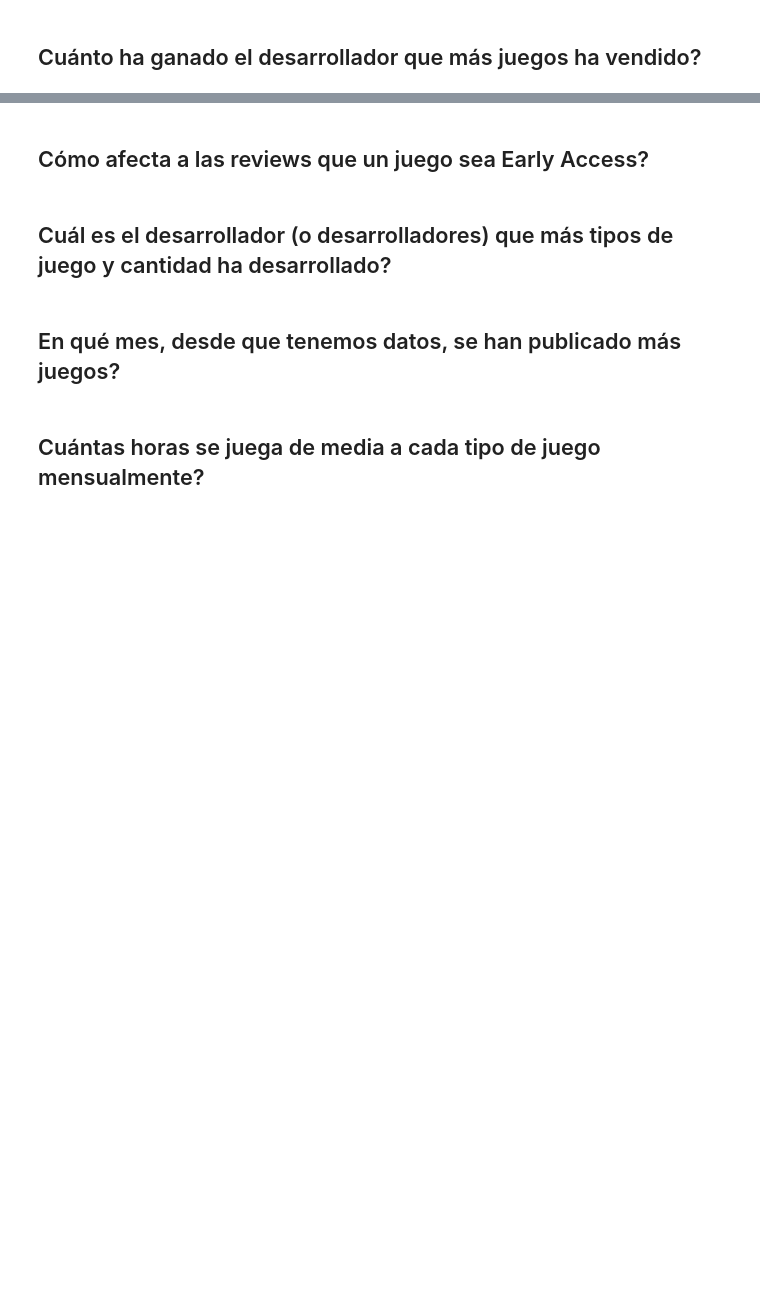
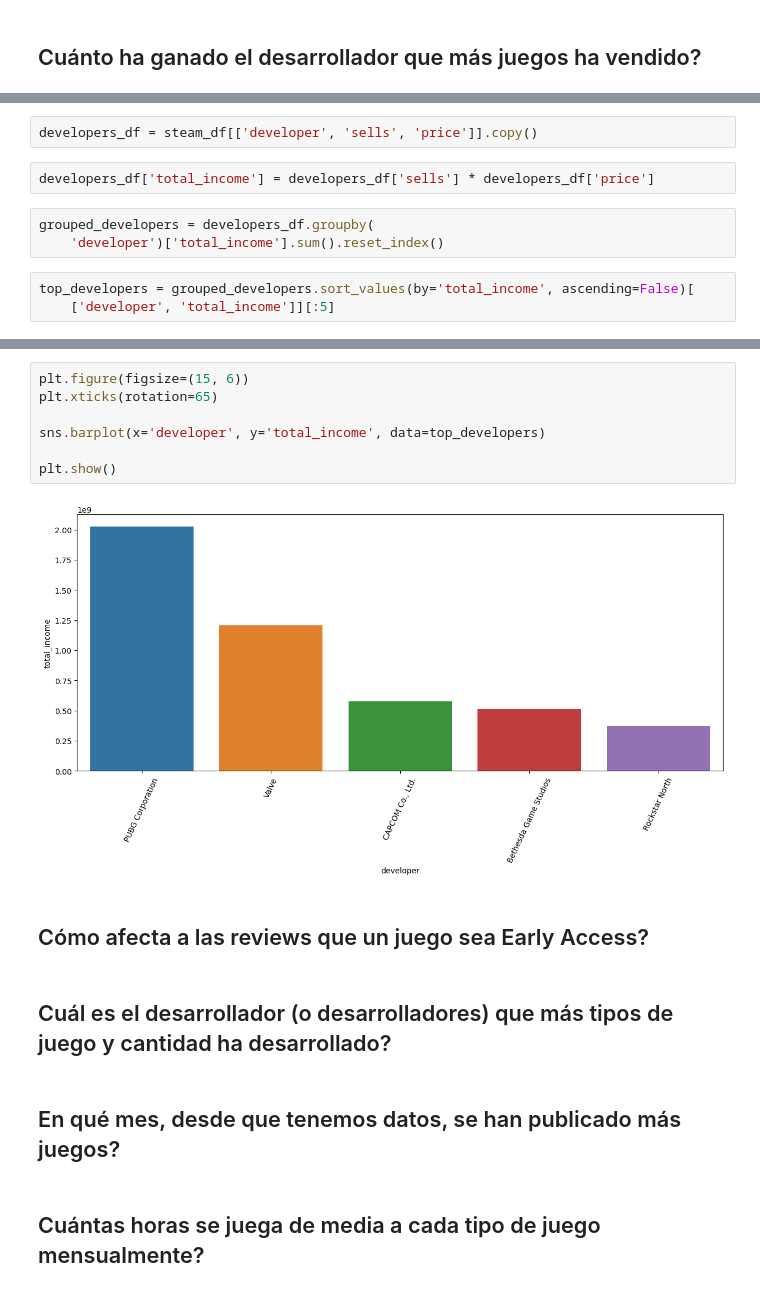
Before and after one commit to AlTesla/steam_EDA, a Jupyter notebook: steam_EDA_Alvaro_Corona.ipynb, the cells around one changed output, grey strips where cells are left out. Cells and saved outputs as stored; diff of their text form; blank space fills up the shorter version.

```diff
--- a/steam_EDA_Alvaro_Corona.ipynb
+++ b/steam_EDA_Alvaro_Corona.ipynb
@@ -310,0 +362,10 @@ plt.show()
+# %%
+developers_df = steam_df[['developer', 'sells', 'price']].copy()
+# %%
+developers_df['total_income'] = developers_df['sells'] * developers_df['price']
+# %%
+grouped_developers = developers_df.groupby(
+    'developer')['total_income'].sum().reset_index()
+# %%
+top_developers = grouped_developers.sort_values(by='total_income', ascending=False)[
+    ['developer', 'total_income']][:5]
@@ -311,3 +381,12 @@ plt.show()
+# %%
+plt.figure(figsize=(15, 6))
+plt.xticks(rotation=65)
+
+sns.barplot(x='developer', y='total_income', data=top_developers)
+
+plt.show()
+# %% [output]
+[figure, added]
 # %% [markdown]
 ## Cómo afecta a las reviews que un juego sea Early Access?
 # %% [markdown]
```
Also changed, not shown: parts of 12 cells of this notebook.
